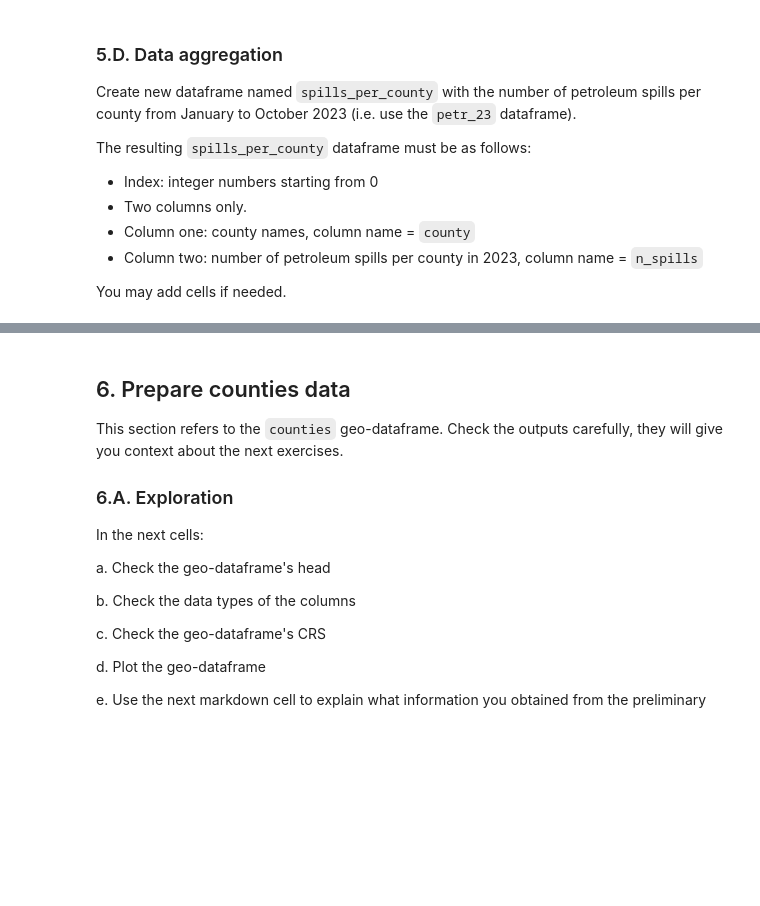
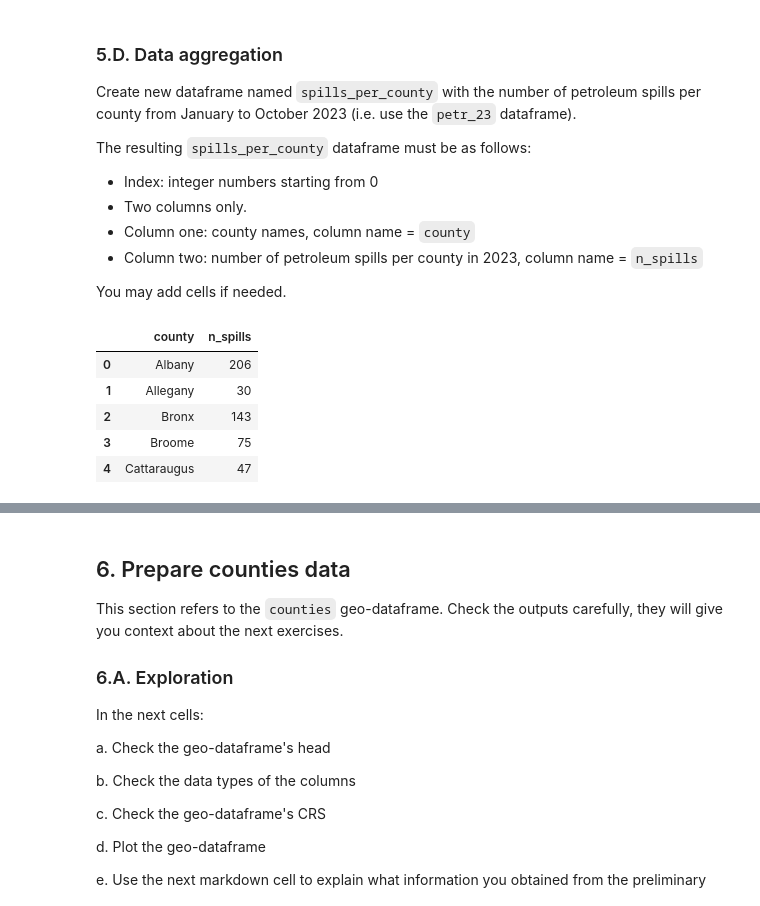
Before and after one commit to jwonyk/eds220-hwk3, a Jupyter notebook: hwk3-task2-spills.ipynb, the cells around one changed output, grey strips where cells are left out. Cells and saved outputs as stored; diff of their text form; code cells hidden in the pictures; blank space fills up the shorter version.

Commit message:
Clean column names and aggregate petroleum spills per county from Jan to Oct 2023

```diff
--- a/hwk3-task2-spills.ipynb
+++ b/hwk3-task2-spills.ipynb
@@ -169,9 +169,26 @@ e. _From preliminary exploration, I have noticed that most columns are stored as
 
 ### 5.B. Cleaning
 a. Simplify column names as needed.
+# %%
+# Change column names to snake_case
+# We will change to lowercase and replace space to `_`
+spills.columns = (spills.columns
+                  .str.strip()
+                  .str.lower()
+                  .str.replace(r"[^a-z0-9]+", "_", regex = True)
+                  .str.strip("_"))
 # %% [markdown]
 <!-- END QUESTION -->
 
 <!-- BEGIN QUESTION -->
 
 b. Update column data types as needed *for this analysis*.
+# %%
+# Fix data type for our analysis
+# `spill_date` to `datetime64[ns]`
+if spills['spill_date'].dtype != 'datetime64[ns]':
+    spills['spill_date'] = pd.to_datetime(spills['spill_date'],
+                                          errors = 'coerce')
+
+# Check the data type to confirm
+spills.dtypes
@@ -183,6 +218,11 @@ b. Update column data types as needed *for this analysis*.
 ### 5.C. Data selection
 
 a. Select data about petroleum spills that took place between January 1st 2023, and October 31st (including both dates), 2023. Store it in a variable named `petr_23`. The data selection should occur in a single line. You may add cells as needed.
+# %%
+# Subset the `material_family` to petroleum spill and restrict the time from 01/01/23 to 10/31/23
+# We are going to make sure convert all text to all lowercase in `material_family` column
+petr_23 = spills[(spills['material_family'].str.lower() == 'petroleum') &
+                 (spills['spill_date'].between('2023-01-01', '2023-10-31'))].copy()
 # %% [markdown]
 <!-- END QUESTION -->
 
@@ -212,7 +264,23 @@ The resulting `spills_per_county` dataframe must be as follows:
 
 You may add cells if needed.
 # %%
-spills_per_county = ...
-spills_per_county = ...
+# Group the data by county
+spills_per_county = (petr_23
+                     .groupby('county', dropna = False)
+                     .size()
+                     .reset_index(name = 'n_spills'))
+
+# Count the number of spills
+spills_per_county['county'] = (spills_per_county['county'].astype(str).str.strip())
+
+# Confirm the data
+spills_per_county.head()
+# %% [output]
+|  | county | n_spills |
+| 0 | Albany | 206 |
+| 1 | Allegany | 30 |
+| 2 | Bronx | 143 |
+| 3 | Broome | 75 |
+| 4 | Cattaraugus | 47 |
 # %%
 grader.check("q5d")
```
Also changed, not shown: parts of 5 cells of this notebook.
